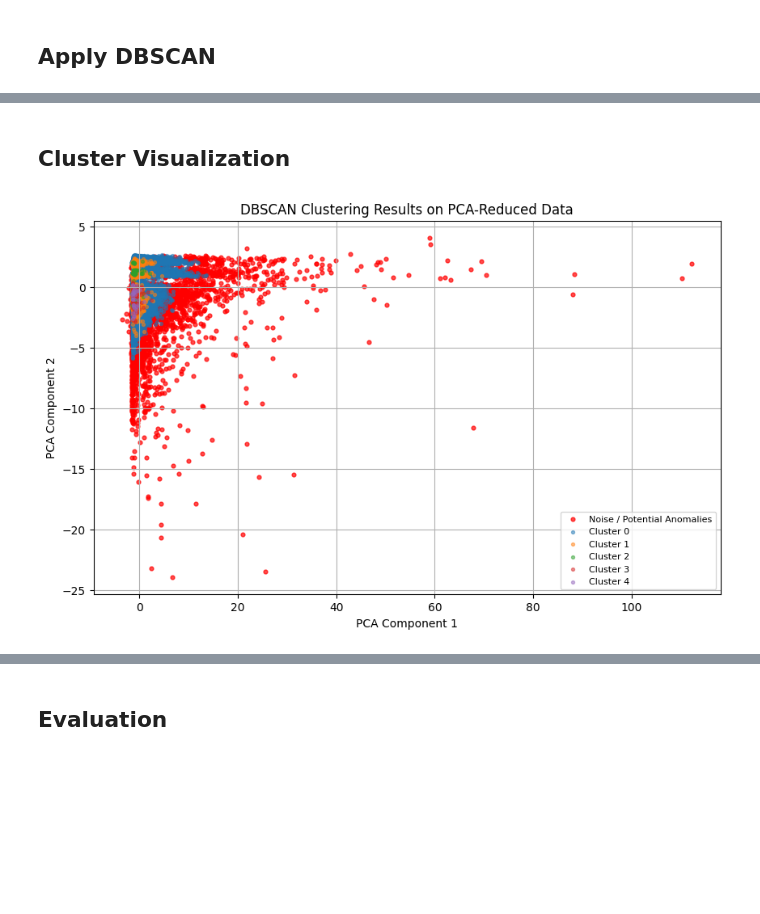
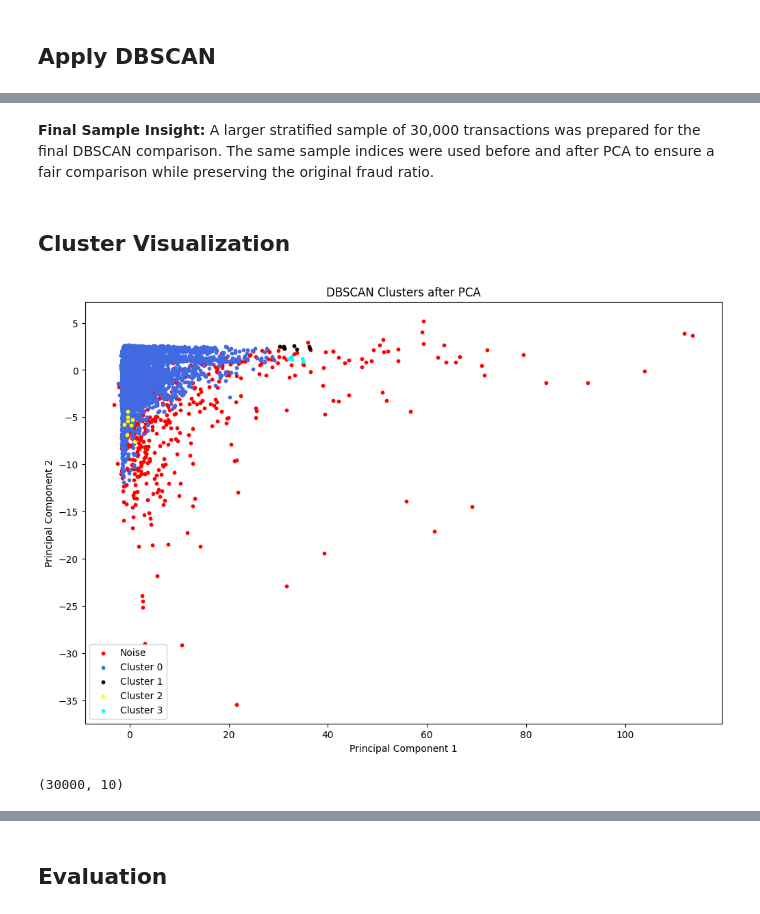
Before and after one commit to DOHA-BASEM3/FINAL-PROJECT, a Jupyter notebook: Ghena_Preprocessing_PCA_tSNE.ipynb, the cells around one changed output, grey strips where cells are left out. Saved outputs shown, nothing was run; the diff lists cells and outputs as text; code cells hidden in the pictures; blank space fills up the shorter version.

```diff
--- a/Ghena_Preprocessing_PCA_tSNE.ipynb
+++ b/Ghena_Preprocessing_PCA_tSNE.ipynb
@@ -688,20 +734,0 @@ The K-distance graph was used to support the selected DBSCAN eps value. The curv
-# %%
-# ===============================
-# Prepare Final Sample for DBSCAN
-# ===============================
-
-# A larger sample is used for the final DBSCAN application
-# to balance between computational efficiency and result reliability.
-
-final_sample_size = 30000
-rng = np.random.default_rng(RANDOM_STATE)
-
-final_idx = rng.choice(len(X_pca), size=final_sample_size, replace=False)
-
-X_pca_final = X_pca[final_idx]
-X_scaled_final = X_scaled.iloc[final_idx] if hasattr(X_scaled, "iloc") else X_scaled[final_idx]
-y_final = y.iloc[final_idx] if hasattr(y, "iloc") else y[final_idx]
-
-print("PCA final sample shape:", X_pca_final.shape)
-print("Scaled final sample shape:", X_scaled_final.shape)
-print("Target final sample shape:", y_final.shape)
@@ -788,45 +884,64 @@ As a team, we tested DBSCAN on both scaled features and PCA-reduced features usi
+# %% [markdown]
+**Final Sample Insight:**
+A larger stratified sample of 30,000 transactions was prepared for the final DBSCAN comparison. The same sample indices were used before and after PCA to ensure a fair comparison while preserving the original fraud ratio.
 # %% [markdown]
 ## Cluster Visualization
 # %%
 # ===============================
 # DBSCAN Cluster Visualization
 # ===============================
 
 # Visualize DBSCAN clustering results on PCA-reduced data.
 # Noise points are shown in red, while clusters are shown in different colors.
 
-plt.figure(figsize=(10, 6))
+# First 2 component PCA
+X_pca_2d = X_after_pca_sample[:, :2]
 
-unique_labels = np.unique(labels_pca)
+plt.figure(figsize=(12,8))
 
+unique_labels = np.unique(labels_after_pca)
 for label in unique_labels:
-    mask = labels_pca == label
 
     if label == -1:
         color = "red"
-        label_name = "Noise / Potential Anomalies"
-        point_size = 12
-        alpha_value = 0.7
+        label_name = "Noise"
+
+    elif label == 0:
+        color = "royalblue"
+        label_name = "Cluster 0"
+
+    elif label == 1:
+        color = "black"
+        label_name = "Cluster 1"
+
+    elif label == 2:
+        color =  "yellow"
+        label_name = "Cluster 2"
+
+    elif label == 3:
+        color = "cyan"
+        label_name = "Cluster 3"
+
     else:
-        color = plt.cm.tab10(label % 10)
+        color = "darkturquoise"
         label_name = f"Cluster {label}"
-        point_size = 8
-        alpha_value = 0.5
 
     plt.scatter(
-        X_pca_final[mask, 0],
-        X_pca_final[mask, 1],
-        c=[color],
-        s=point_size,
-        alpha=alpha_value,
+        X_pca_2d[labels_after_pca == label, 0],
+        X_pca_2d[labels_after_pca == label, 1],
+        s=10,
+        c=color,
         label=label_name
     )
+plt.title("DBSCAN Clusters after PCA")
 
-plt.title("DBSCAN Clustering Results on PCA-Reduced Data")
-plt.xlabel("PCA Component 1")
-plt.ylabel("PCA Component 2")
-plt.legend(loc="best", fontsize=8)
-plt.grid(True)
+plt.xlabel("Principal Component 1")
+plt.ylabel("Principal Component 2")
+
+plt.legend()
+
 plt.show()
+print(X_after_pca_sample.shape)
 # %% [output]
-[figure, old version]
+[figure, new version]
+(30000, 10)
```
Also changed, not shown: parts of 27 cells of this notebook.
